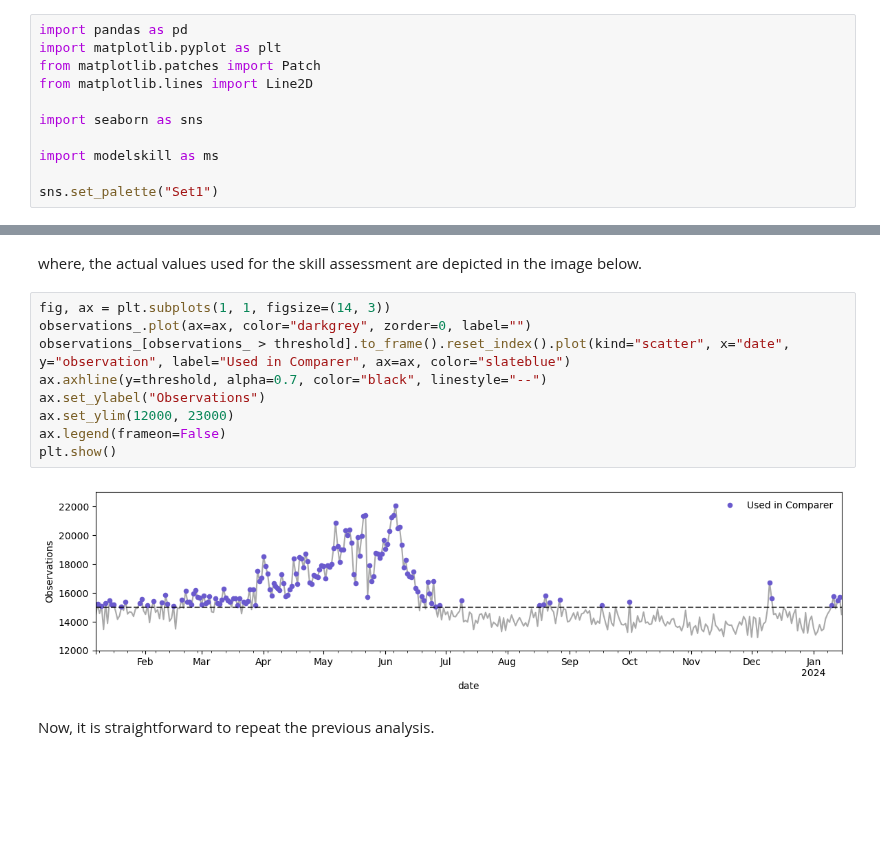
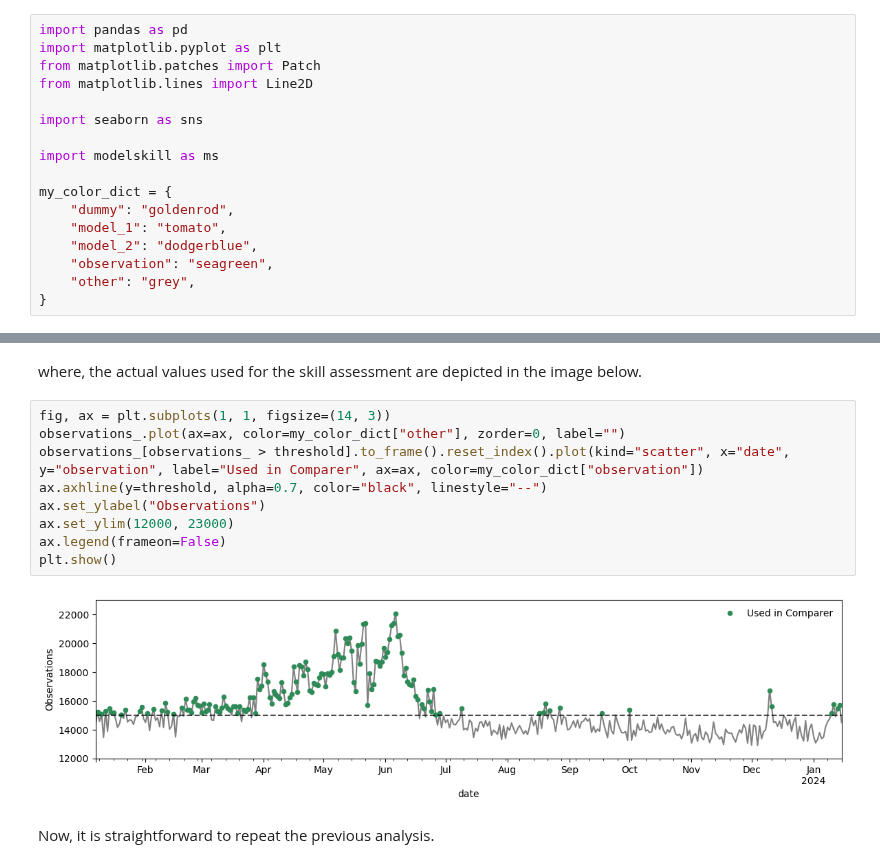
Before and after one commit to DHI/modelskill, a Jupyter notebook: notebooks/Forecast_skill_distribution.ipynb, the cells around one changed output, grey strips where cells are left out. Drawn from its saved outputs; the diff is of its cells as text; blank space fills up the shorter version.

```diff
--- a/notebooks/Forecast_skill_distribution.ipynb
+++ b/notebooks/Forecast_skill_distribution.ipynb
@@ -12,7 +12,13 @@ import seaborn as sns
 
 import modelskill as ms
 
-sns.set_palette("Set1")
+my_color_dict = {
+    "dummy": "goldenrod",
+    "model_1": "tomato",
+    "model_2": "dodgerblue",
+    "observation": "seagreen",
+    "other": "grey",
+}
 # %%
 def path_to_file(filename):
     return f"../tests/testdata/forecast_skill/{filename}"
@@ -258,15 +265,15 @@ skill_high_values = cmp.where(cmp.data.Observation > threshold).skill(by=["model
 where, the actual values used for the skill assessment are depicted in the image below.
 # %%
 fig, ax = plt.subplots(1, 1, figsize=(14, 3))
-observations_.plot(ax=ax, color="darkgrey", zorder=0, label="")
-observations_[observations_ > threshold].to_frame().reset_index().plot(kind="scatter", x="date", y="observation", label="Used in Comparer", ax=ax, color="slateblue")
+observations_.plot(ax=ax, color=my_color_dict["other"], zorder=0, label="")
+observations_[observations_ > threshold].to_frame().reset_index().plot(kind="scatter", x="date", y="observation", label="Used in Comparer", ax=ax, color=my_color_dict["observation"])
 ax.axhline(y=threshold, alpha=0.7, color="black", linestyle="--")
 ax.set_ylabel("Observations")
 ax.set_ylim(12000, 23000)
 ax.legend(frameon=False)
 plt.show()
 # %% [output]
-[figure, old version]
+[figure, new version]
 # %% [markdown]
 Now, it is straightforward to repeat the previous analysis.
 # %%
```
Also changed, not shown: parts of 6 cells of this notebook.
